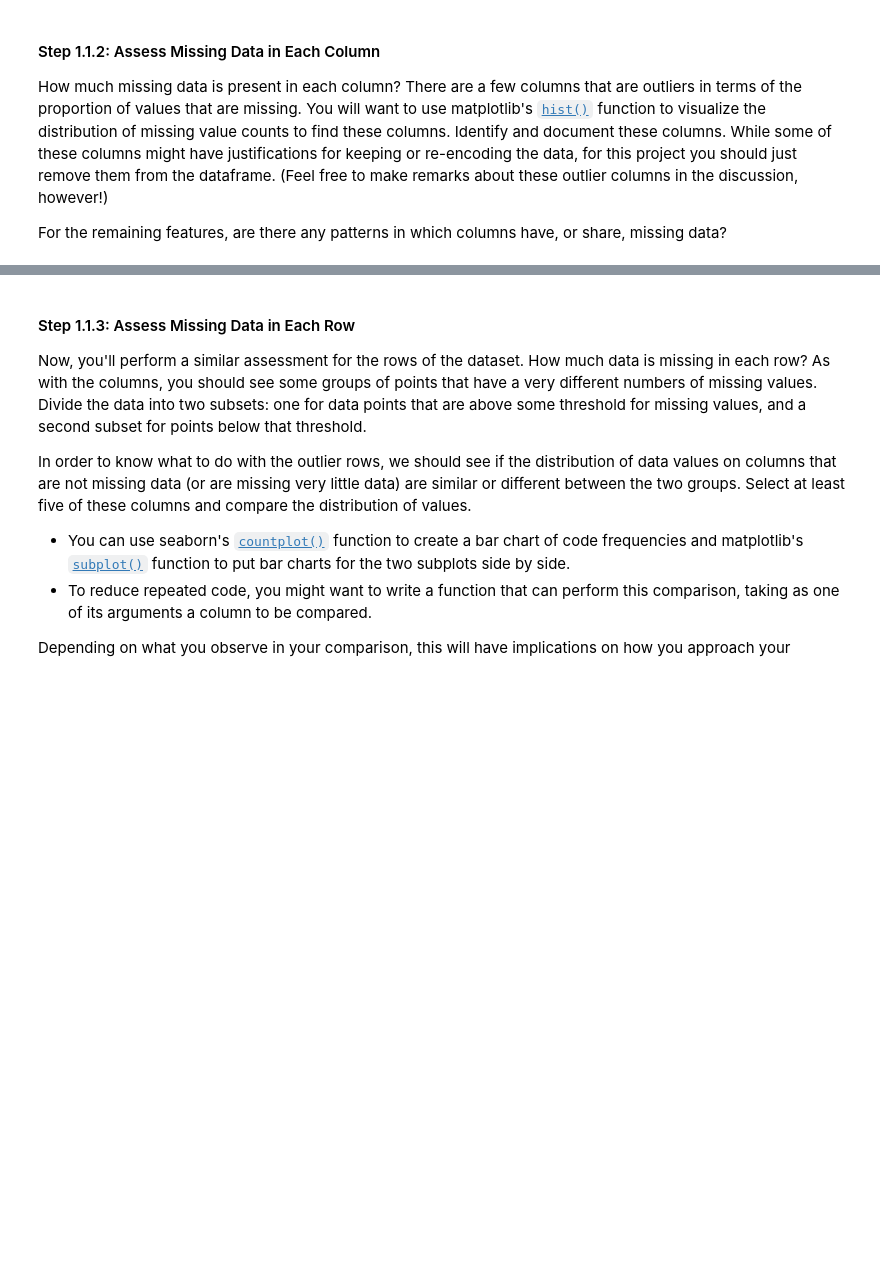
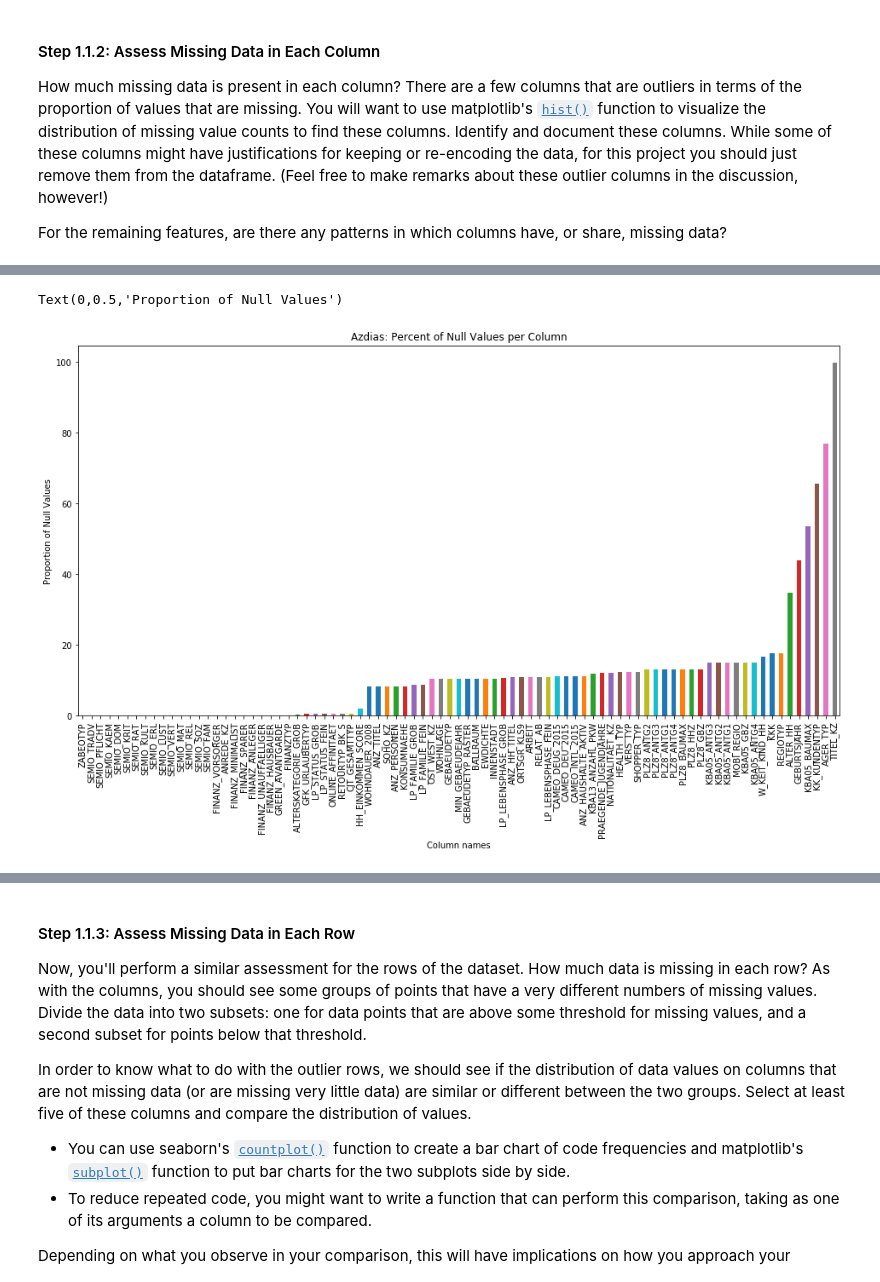
Before and after one commit to palacioskelly/Udacity_Identify_Customer_Segments, a Jupyter notebook: Identify_Customer_Segments.ipynb, the cells around one changed output, grey strips where cells are left out. Drawn from its saved outputs; the diff is of its cells as text; code cells hidden in the pictures; blank space fills up the shorter version.

```diff
--- a/Identify_Customer_Segments.ipynb
+++ b/Identify_Customer_Segments.ipynb
@@ -138,5 +285,8 @@ percent_null_azdias.describe()
 # %%
-percent_null_azdias.sort_values().plot(kind="bar", figsize=(16,8))
+percent_col_null_azdias.sort_values().plot(kind="bar", figsize=(16,8))
 plt.title("Azdias: Percent of Null Values per Column")
 plt.xlabel("Column names")
 plt.ylabel("Proportion of Null Values")
+# %% [output]
+Text(0,0.5,'Proportion of Null Values')
+[figure, added]
```
Also changed, not shown: parts of 131 cells of this notebook.
